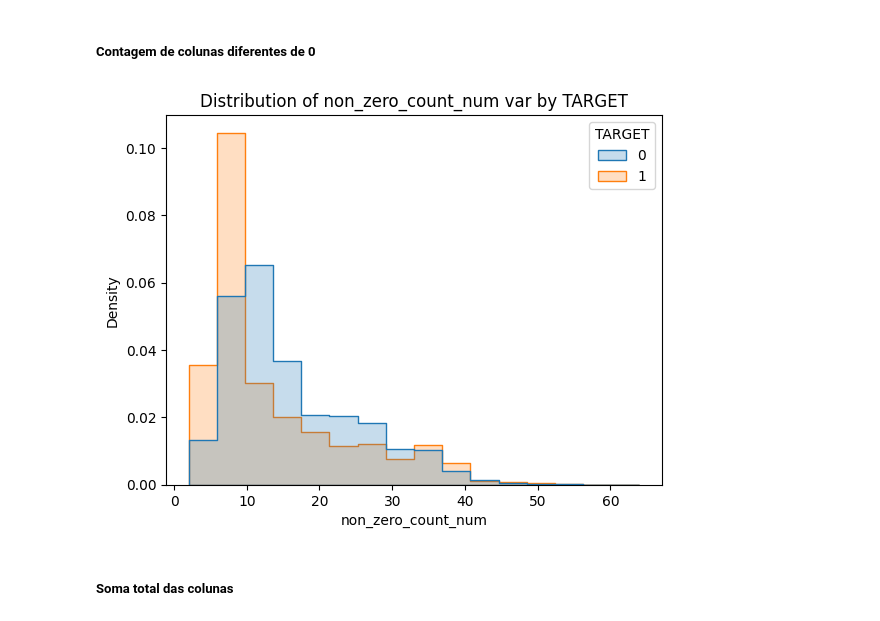
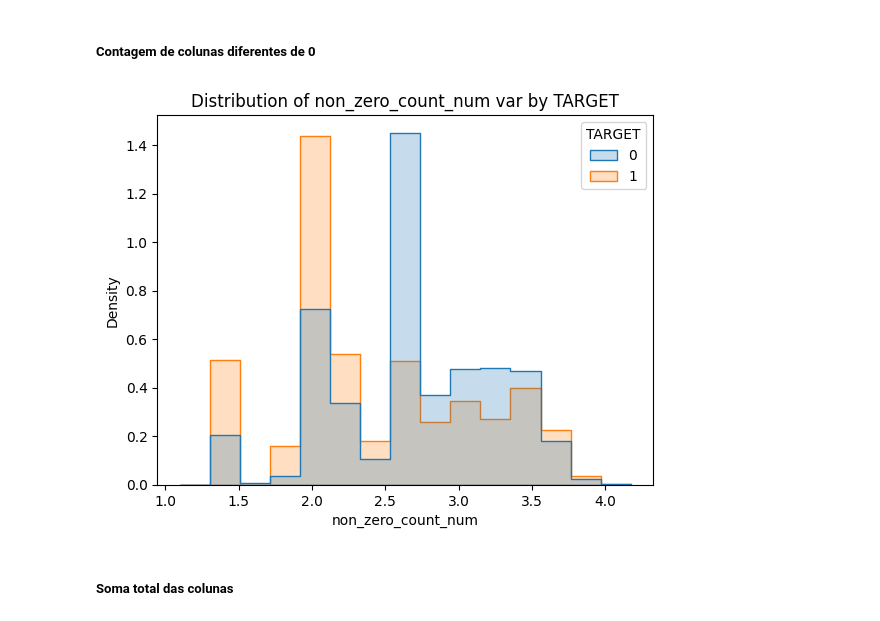
Before and after one commit to FelipeViacava/data-masters-case, a Jupyter notebook: 01-eda.ipynb, the cells around one changed output. Saved outputs shown, nothing was run; the diff lists cells and outputs as text; code cells hidden in the pictures.

```diff
--- a/01-eda.ipynb
+++ b/01-eda.ipynb
@@ -572,11 +581,18 @@ df = anzc_num.transform(df)
-# %%
-col = "non_zero_count_num"
-cv.binaryhistplot(
-    df[col],
-    df["TARGET"],
-    nbins=16
-)
-# %% [output]
-[figure, removed]
+# %%
+#| label: num-nonzero
+#| echo: true
+#| code-fold: true
+#| code-summary: "Código"
+anzc_num = AddNonZeroCount(prefix="num")
+anzc_num = anzc_num.fit(df)
+df = anzc_num.transform(df)
+col = "non_zero_count_num"
+cv.binaryhistplot(
+    df[col].apply(np.log1p),
+    df["TARGET"],
+    nbins=15
+)
+# %% [output]
+[figure, added]
 # %% [markdown]
 ##### Soma total das colunas
```
Also changed, not shown: parts of 35 cells of this notebook, 5 other files.
